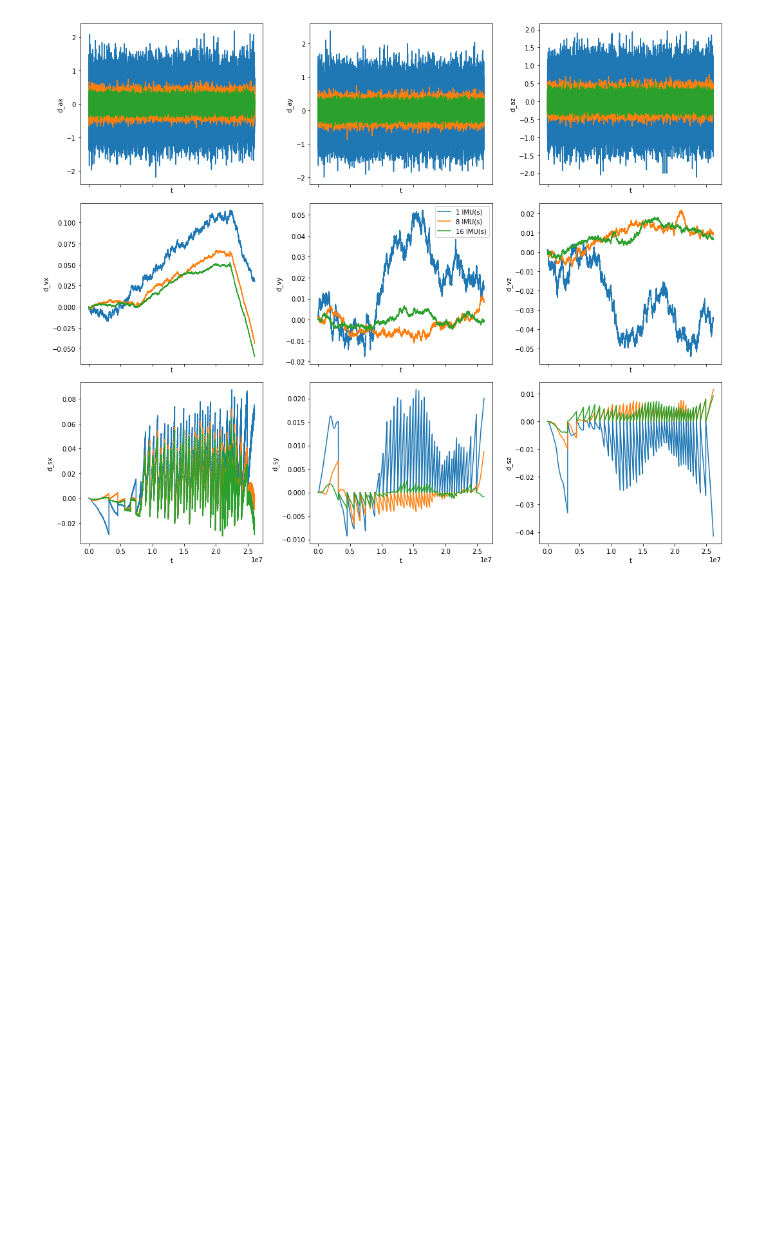
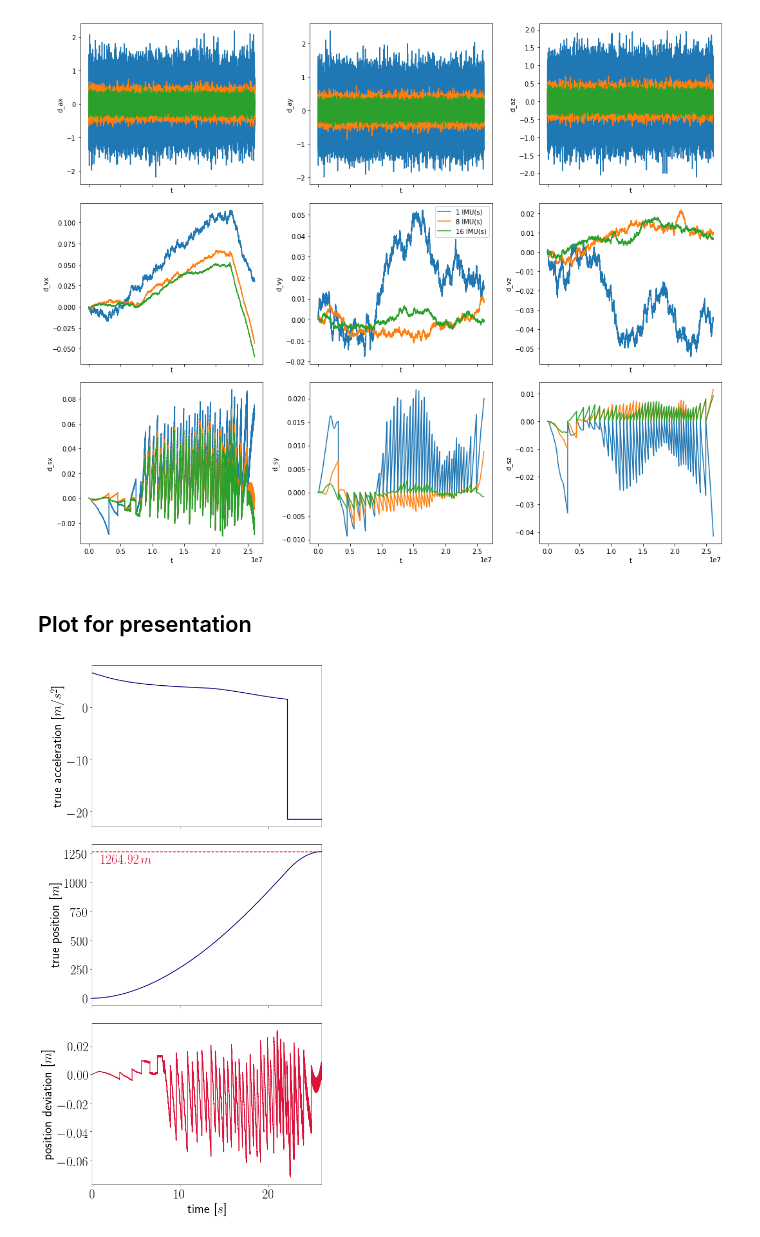
Before and after one commit to Hyp-ed/hyped-2019, a Jupyter notebook: simulation_visualisation.ipynb, the cells around one changed output. Cells and saved outputs as stored; diff of their text form; code cells hidden in the pictures; blank space fills up the shorter version.

Commit message:
Generate nice simulation plots

```diff
--- a/simulation_visualisation.ipynb
+++ b/simulation_visualisation.ipynb
@@ -58,3 +58,29 @@ fig.tight_layout()
 plt.show()
 # %% [output]
 [figure]
+# %% [markdown]
+## Plot for presentation
+# %%
+fig, axs = plt.subplots(3, 1, figsize=(8,15), sharex=True)
+plt.rc('text', usetex=True)
+plt.rc('font', family='sans-serif', size=24)
+# plot
+axs[0].plot(data_imu8['t']/1e6, data_true['ax'], color='navy')
+axs[1].plot(data_imu8['t']/1e6, data_true['sx'], color='navy')
+axs[2].plot(data_imu8['t']/1e6, data_true['sx']-data_imu8['sx'], color='crimson')
+# annotate
+s_max_imu8 = data_imu8['sx'].max()
+axs[1].axhline(s_max_imu8, color='crimson', linestyle='--')
+axs[1].annotate(r"$%s\,m$"%s_max_imu8, (1, s_max_imu8-100), color='crimson')
+# format
+axs[0].set_ylabel(r"true acceleration [$m/s^2$]")
+axs[1].set_ylabel(r"true position [$m$]")
+axs[2].set_ylabel(r"position deviation [$m$]")
+axs[2].set_xlabel(r"time [$s$]")
+axs[2].set_xlim([0,26.064])
+# display and save
+fig.tight_layout()
+fig.savefig("sim_accuracy.png")
+plt.show()
+# %% [output]
+[figure, added]
```
Also changed, not shown: parts of 3 cells of this notebook, 1 other file.
